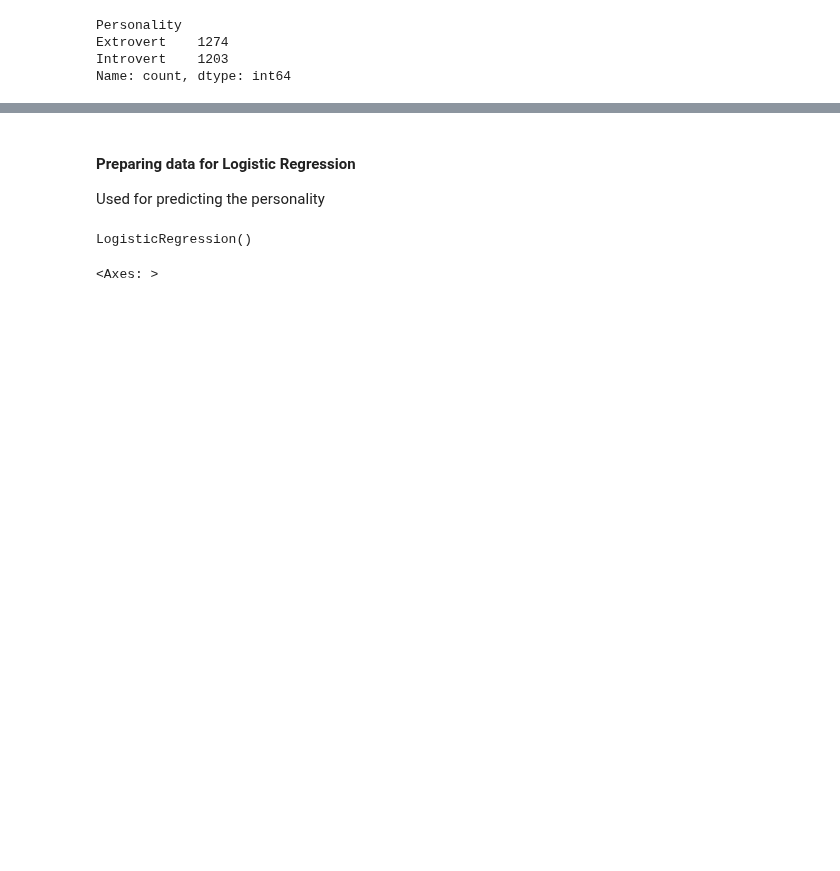
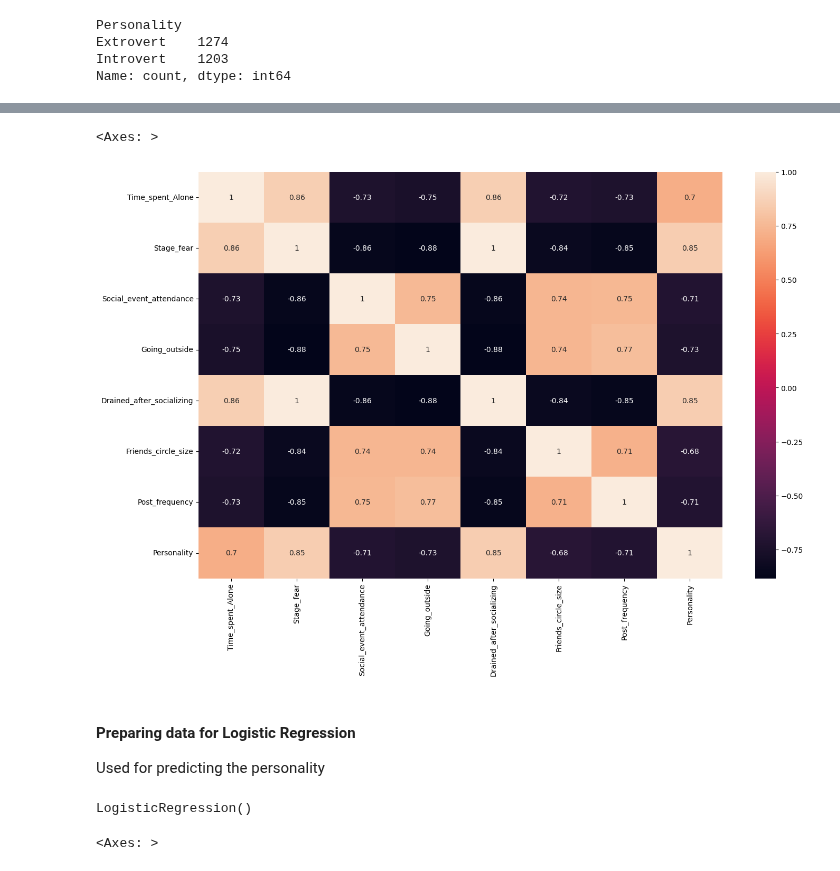
Before and after one commit to miguelestradam3/logistic_regression_with_smote, a Jupyter notebook: main.ipynb, the cells around one changed output, grey strips where cells are left out. Cells and saved outputs as stored; diff of their text form; code cells hidden in the pictures; blank space fills up the shorter version.

```diff
--- a/main.ipynb
+++ b/main.ipynb
@@ -101,3 +101,9 @@ Name: count, dtype: int64
+# %%
+plt.figure(figsize=(16, 10))
+sns.heatmap(data_personality.corr(), annot=True)
+# %% [output]
+<Axes: >
+[figure, added]
 # %% [markdown]
 #### Preparing data for Logistic Regression
 Used for predicting the personality
```
Also changed, not shown: parts of 11 cells of this notebook.
